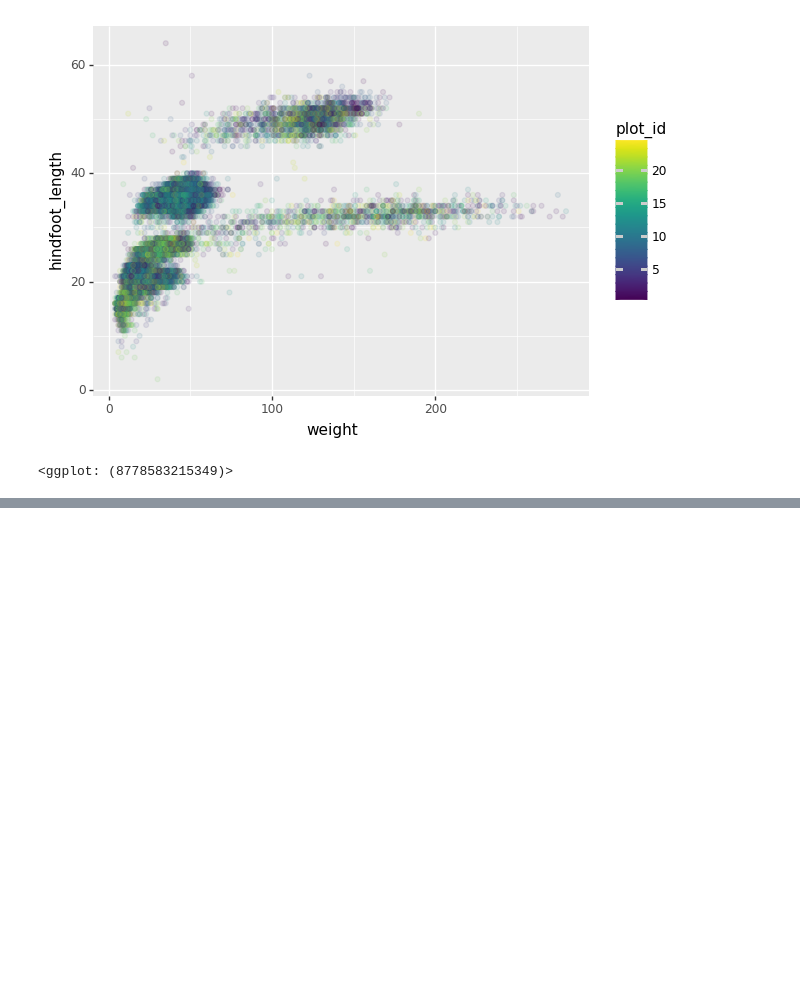
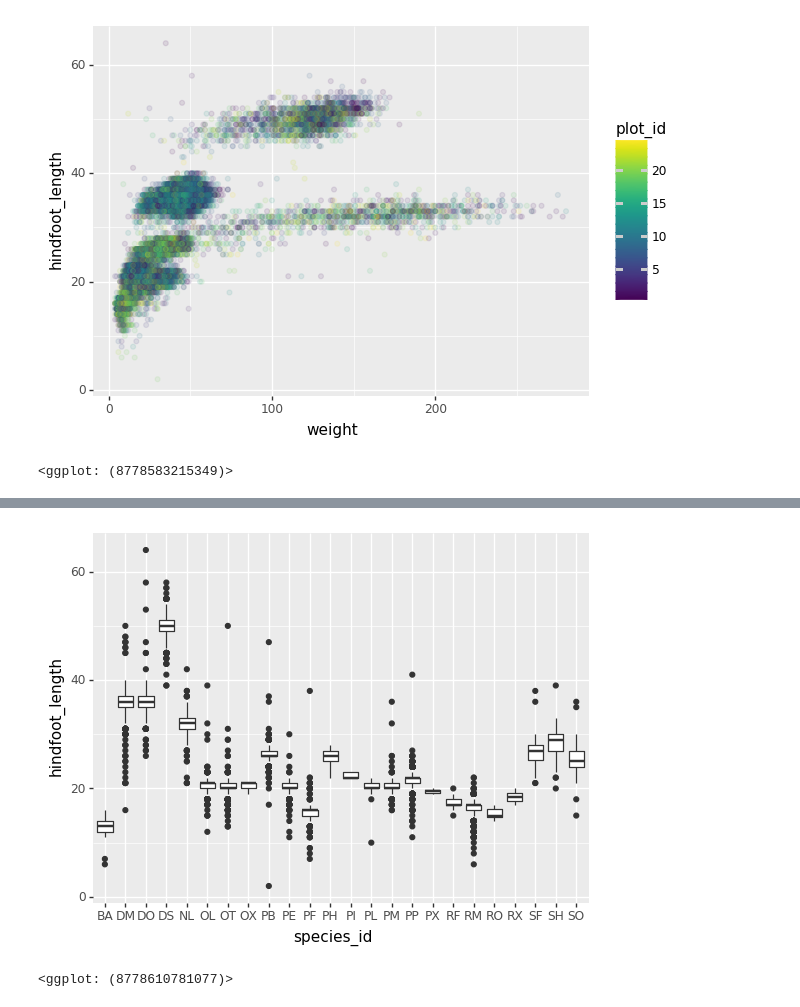
Before and after one commit to maglet/2020-fall-python-plotting, a Jupyter notebook: python-plotting.ipynb, the cells around one changed output, grey strips where cells are left out. Cells and saved outputs as stored; diff of their text form; code cells hidden in the pictures; blank space fills up the shorter version.

```diff
--- a/python-plotting.ipynb
+++ b/python-plotting.ipynb
@@ -86,0 +103,8 @@ p9.geom_point(alpha = 0.1))
+# %%
+(p9.ggplot(surveys_complete,
+            p9.aes(x = 'species_id',
+                   y = 'hindfoot_length')) +
+ p9.geom_boxplot())
+# %% [output]
+[figure, added]
+<ggplot: (8778610781077)>
```
Also changed, not shown: parts of 30 cells of this notebook, 16 other files.
